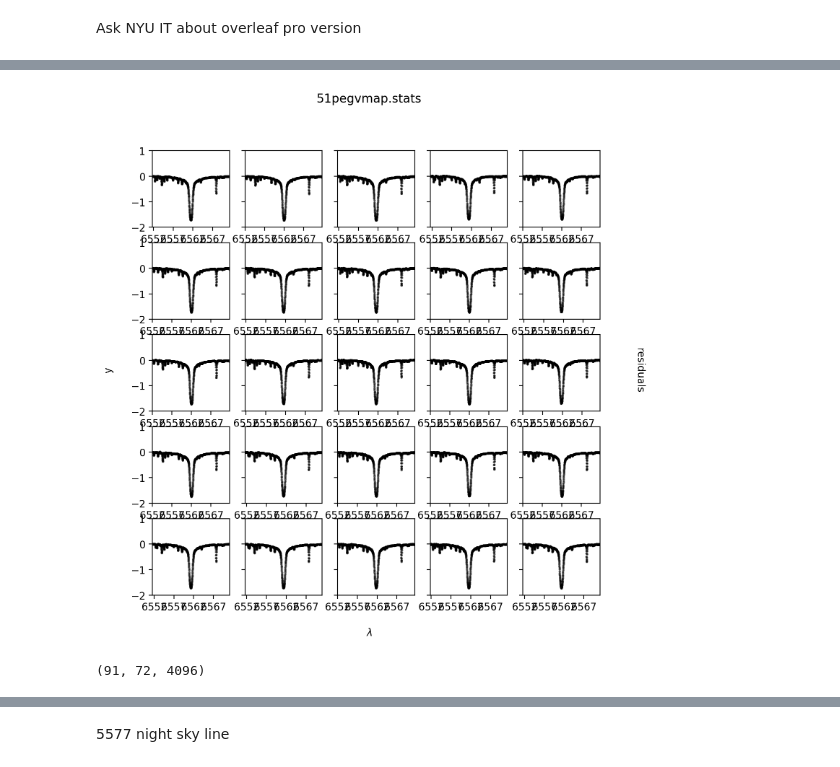
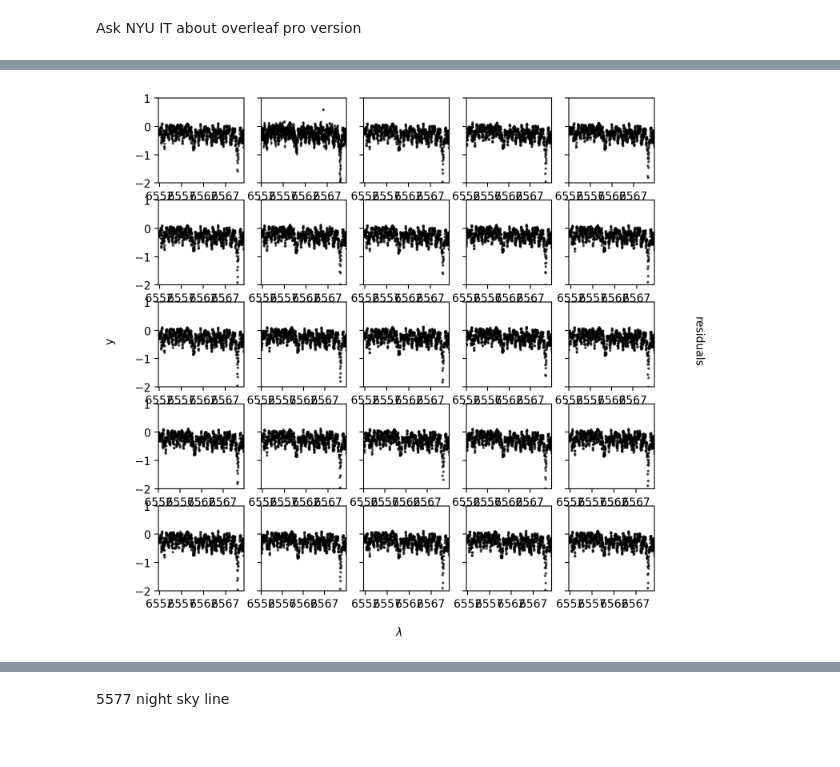
Before and after one commit to mdd423/wobble_jax, a Jupyter notebook: notebooks/02-51peg.ipynb, the cells around one changed output, grey strips where cells are left out. Drawn from its saved outputs; the diff is of its cells as text; code cells hidden in the pictures.

```diff
--- a/notebooks/02-51peg.ipynb
+++ b/notebooks/02-51peg.ipynb
@@ -118,3 +115,14 @@ file["data"][:].shape
-# %%
-init_shifts = jabble.dataset.shifts((file['drifts'][:] + file['pipeline_rvs'][:])*u.m/u.s)
+# %%
+class NormalizationModel(jabble.model.ContainerModel):
+    def get_indices(self,i):
+        return np.arange(
+                    np.sum(self.parameters_per_model[:i]),
+                    np.sum(self.parameters_per_model[: i + 1]),
+                    dtype=int,
+                )
+
+    def call(self, p, x, i, *args):
+        indices = self.get_indices(i)
+        x = self.models[i](p[indices], x, i, *args)
+        return x
 # %%
@@ -138,5 +157,14 @@ model = jabble.model.CompositeModel(
+# %%
+resolution = 115_000
+p_val = 2
+vel_padding = 100 * u.km / u.s
+
+pts_per_wavelength = 1/10
+norm_p_val = 4
+model_p = get_model(dataset_p,resolution,p_val,vel_padding,shifts_p,file_p['airms'][:],pts_per_wavelength,norm_p_val)
+model_b = get_model(dataset_b,resolution,p_val,vel_padding,shifts_b,file_b['airms'][:],pts_per_wavelength,norm_p_val)
 # %%
-def make_plot(model_num):
+def make_plot(model,dataset,init_shifts):
     x_window = np.log(4550) - np.log(4549)
     lmin = np.exp(dataset.xs[0,500])
     lmax = np.exp(dataset.xs[0,1500])
@@ -155,7 +183,7 @@ def make_plot(model_num):
         facecolor=(1, 1, 1),
         dpi=200,
     )
-    fig.suptitle(filenames[model_num])
+    # fig.suptitle(filenames[model_num])
     for plt_epoch in range((epoches // r_plots) * r_plots):
         xplot = np.linspace(np.log(lmin), np.log(lmax), dataset.xs.shape[1] * 10)
         plt_min = xplot.min() + init_shifts[plt_epoch]
@@ -167,7 +195,7 @@ def make_plot(model_num):
         # rv_model_deriv = jax.jacfwd(model_set[model_num], argnums=0)(model_set[model_num].get_parameters(),dataset.xs[plt_epoch,:],plt_epoch)
         # rv_loss_deriv = jax.jacfwd(loss, argnums=0)(model_set[model_num].get_parameters(),datasets[0],vel_epoch,model_set[model_num])
 
-        model_set[model_num].fix()
+        model.fix()
 
         axes[plt_epoch // r_plots, plt_epoch % r_plots].errorbar(
             dataset.xs[plt_epoch, :],
@@ -196,11 +224,8 @@ def make_plot(model_num):
     # plt.savefig(os.path.join(out_dir,'44-res_{}.png'.format(filenames[model_num])),dpi=300,bbox_inches='tight')
     plt.show()
 # %%
-filename = "51pegvmap.stats"
-filenames = [filename]
-model_set = [model]
-make_plot(0)
+make_plot(model_b,dataset_b,shifts_b)
 # %% [output]
-[figure, old version]
+[figure, new version]
 # %%
 def train_cycle(model, dataset, loss):
@@ -245,7 +278,3 @@ def train_cycle(model, dataset, loss):
             print(res1["task"])
 
     return model
-# %%
-mask.shape
-# %% [output]
-(91, 72, 4096)
```
Also changed, not shown: parts of 33 cells of this notebook, 3 other files.
